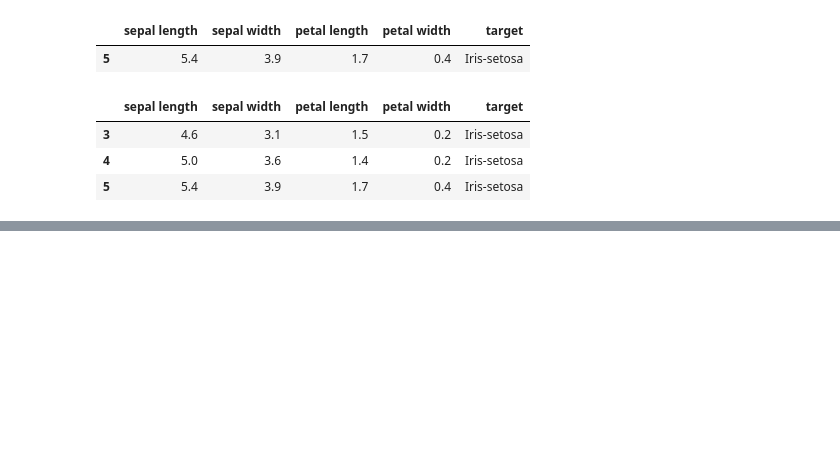
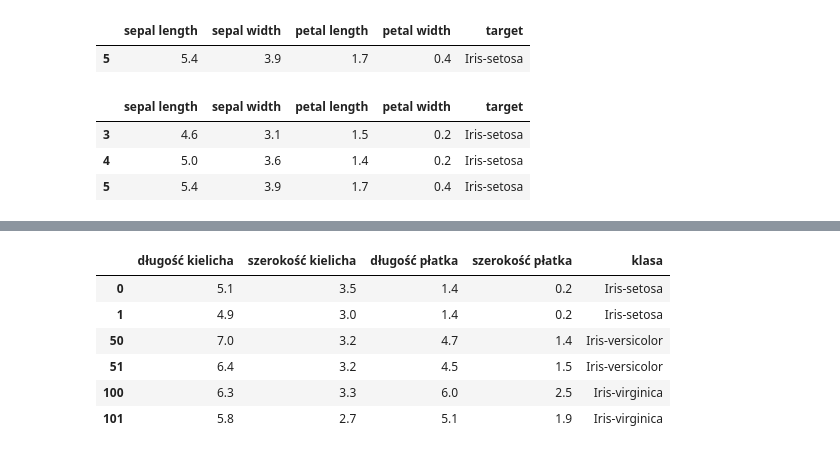
Before and after one commit to WookiePL/linear-dim-reduction, a Jupyter notebook: jupyter_notebooks/iris_notebook_test.ipynb, the cells around one changed output, grey strips where cells are left out. Cells and saved outputs as stored; diff of their text form; code cells hidden in the pictures; blank space fills up the shorter version.

```diff
--- a/jupyter_notebooks/iris_notebook_test.ipynb
+++ b/jupyter_notebooks/iris_notebook_test.ipynb
@@ -53,0 +127,18 @@ df
+# %%
+url = "D:\\mgr\\iris\\iris.data"
+import pandas as pd
+df = pd.read_csv(url,
+                 names=['długość kielicha', 'szerokość kielicha',
+                        'długość płatka', 'szerokość płatka', 'klasa'])
+df.columns = ['długość kielicha', 'szerokość kielicha',
+              'długość płatka', 'szerokość płatka', 'klasa']
+# %%
+df.loc[[0, 1, 50, 51, 100, 101]]
+# %% [output]
+|  | długość kielicha | szerokość kielicha | długość płatka | szerokość płatka | klasa |
+| 0 | 5.1 | 3.5 | 1.4 | 0.2 | Iris-setosa |
+| 1 | 4.9 | 3.0 | 1.4 | 0.2 | Iris-setosa |
+| 50 | 7.0 | 3.2 | 4.7 | 1.4 | Iris-versicolor |
+| 51 | 6.4 | 3.2 | 4.5 | 1.5 | Iris-versicolor |
+| 100 | 6.3 | 3.3 | 6.0 | 2.5 | Iris-virginica |
+| 101 | 5.8 | 2.7 | 5.1 | 1.9 | Iris-virginica |
```
Also changed, not shown: parts of 7 cells of this notebook, 1 other file.
